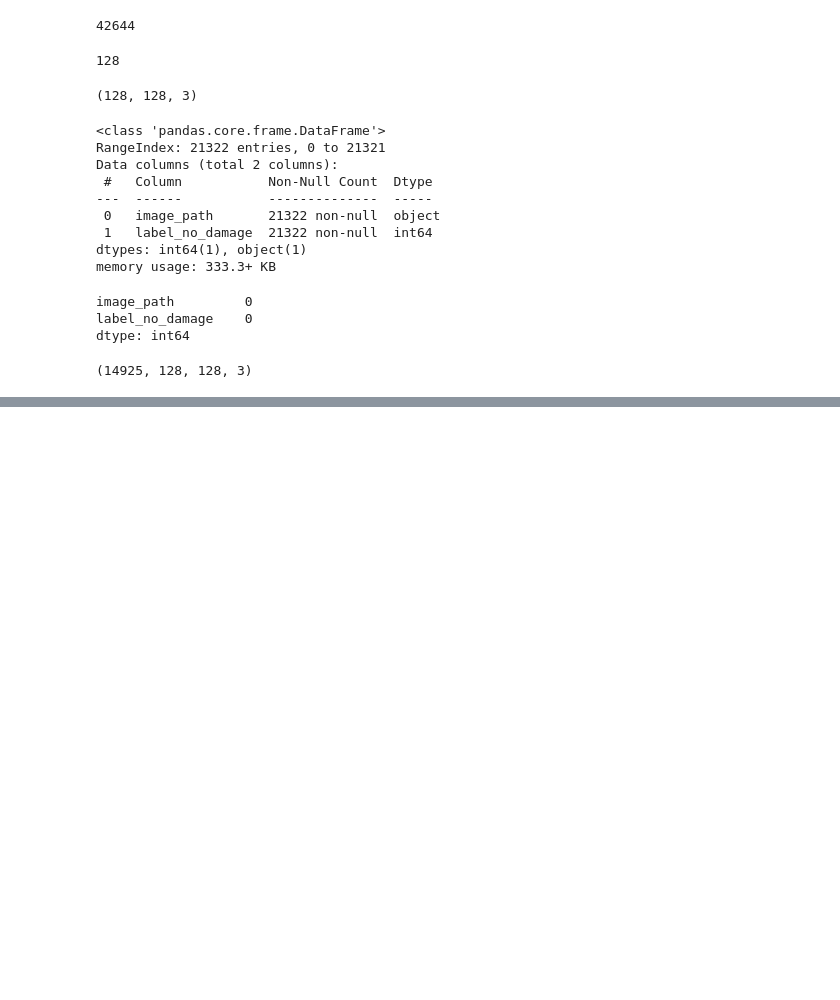
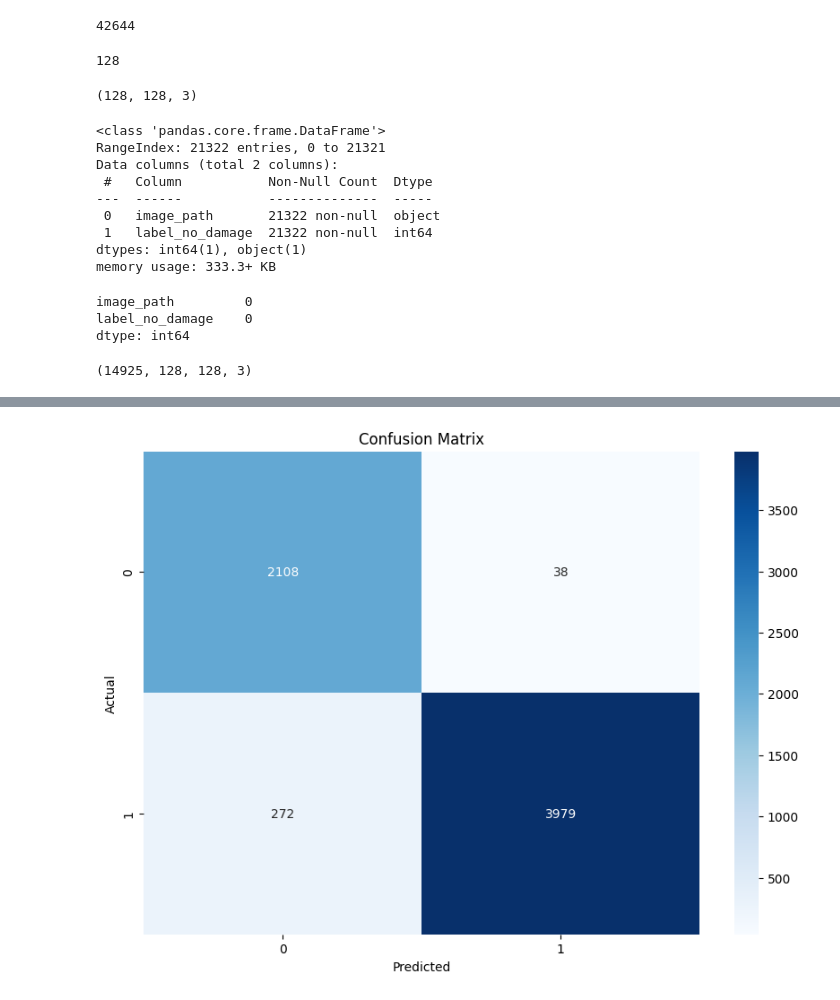
Before and after one commit to leechee/coe379L, a Jupyter notebook: project2/project2.ipynb, the cells around one changed output, grey strips where cells are left out. Drawn from its saved outputs; the diff is of its cells as text; code cells hidden in the pictures; blank space fills up the shorter version.

```diff
--- a/project2/project2.ipynb
+++ b/project2/project2.ipynb
@@ -487,0 +526,29 @@ _________________________________________________________________
+# %%
+# Intializing a sequential model
+alt1 = Sequential()
+
+# Layer 1: Convolutional layer with 6 filters of size 5x5, followed by average pooling
+alt1.add(Conv2D(32, kernel_size=(3, 3), activation='relu', input_shape=(128, 128, 3)))
+alt1.add(MaxPooling2D(pool_size=(2, 2)))
+
+# Layer 2: Convolutional layer with 16 filters of size 5x5, followed by average pooling
+alt1.add(Conv2D(64, kernel_size=(3, 3), activation='relu'))
+alt1.add(MaxPooling2D(pool_size=(2, 2)))
+
+alt1.add(Conv2D(128, kernel_size=(3, 3), activation='relu'))
+alt1.add(MaxPooling2D(pool_size=(2, 2)))
+
+alt1.add(Conv2D(128, kernel_size=(3, 3), activation='relu'))
+alt1.add(MaxPooling2D(pool_size=(2, 2)))
+
+# Flatten the feature maps to feed into fully connected layers
+alt1.add(Flatten())
+alt1.add(Dropout(0.4))
+# Layer 3: Fully connected layer with 120 neurons
+alt1.add(Dense(512, activation='relu'))
+# Layer 4: Fully connected layer with 84 neurons
+alt1.add(Dense(1, activation='sigmoid'))
+
+
+alt1.compile(optimizer='adam', loss='binary_crossentropy', metrics=['accuracy'])
+alt1.fit(X_train, Y_train, validation_split=0.2, epochs=10, batch_size=128, verbose=2)
@@ -487,0 +578,14 @@ _________________________________________________________________
+# %%
+y_pred1 = alt1.predict(X_test)
+y_pred_binary1 = (y_pred1 > 0.5).astype(int)
+
+cm1 = confusion_matrix(Y_test, y_pred_binary1)
+
+# Plot
+plt.figure(figsize=(10,7))
+sns.heatmap(cm1, annot=True, fmt='d', cmap='Blues')
+plt.xlabel('Predicted')
+plt.ylabel('Actual')
+plt.title('Confusion Matrix')
+plt.show()
+# %% [output]
@@ -487,0 +593 @@ _________________________________________________________________
+[figure, added]
```
Also changed, not shown: parts of 47 cells of this notebook, 1 other file.
